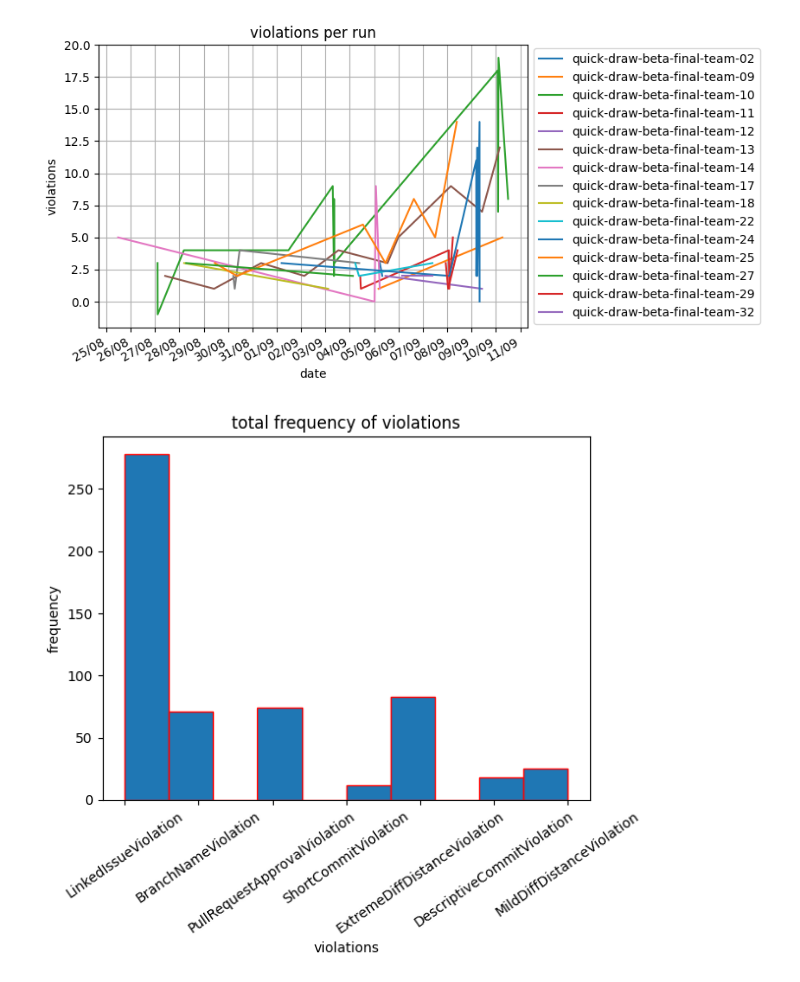
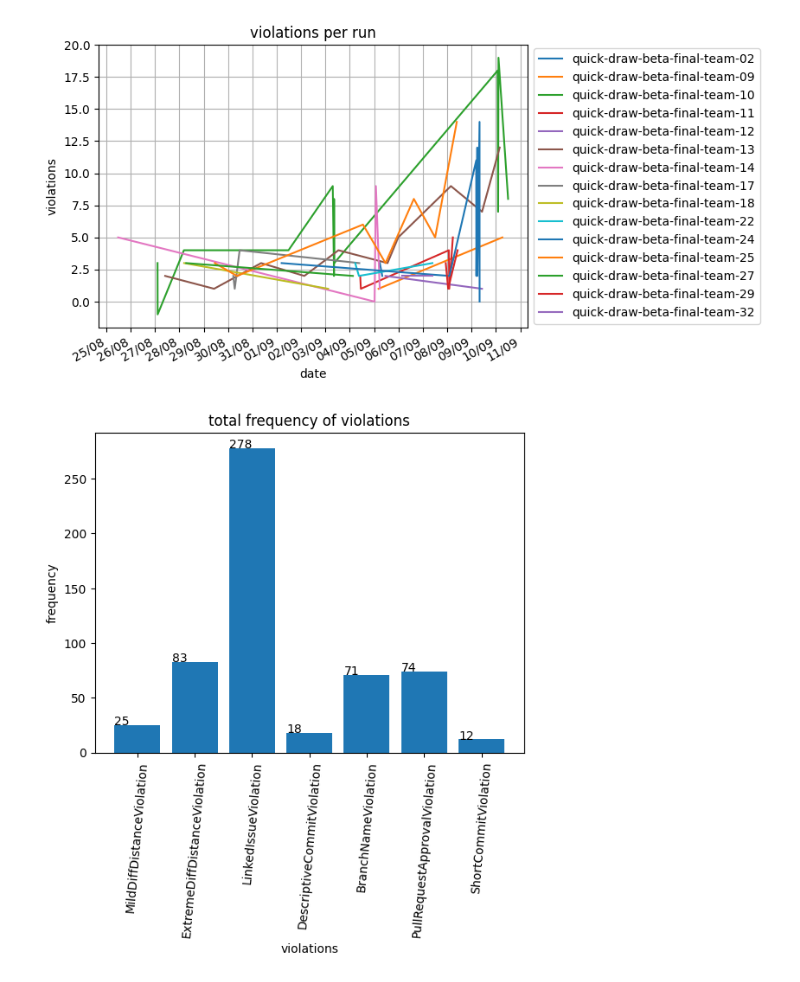
Before and after one commit to Git-Gopher/go-gopher, a Jupyter notebook: notebooks/logs.ipynb, the cells around one changed output. Cells and saved outputs as stored; diff of their text form; code cells hidden in the pictures.

Commit message:
move histograms to bar charts

```diff
--- a/notebooks/logs.ipynb
+++ b/notebooks/logs.ipynb
@@ -77,19 +89,29 @@ violationsPerRun(data)
 # %% [output]
 [figure]
 # %%
-plt.figure().clear()
-plt.title('total frequency of violations')
-plt.xlabel('violations')
-plt.ylabel('frequency')
-plt.xticks(rotation=35)
-def hist(data):
+plt.title("total frequency of violations")
+plt.xlabel("violations")
+plt.ylabel("frequency")
+plt.xticks(rotation=85)
+
+
+def bar(data):
     violations = []
     for x in data:
         for v in x["violations"]:
             violations.append(v["Name"])
-        #plt.plot(ds[k], vs[k], label = k)
-    plt.hist(violations, ec="red")
+    xs = list(set(violations))
+    ys = []
+    for x in xs:
+        ys.append(len(list(filter(lambda ys: ys == x, violations))))
 
-hist(data)
+    bars = plt.bar(xs, ys)
+
+    for bar in bars:
+        yval = bar.get_height()
+        plt.text(bar.get_x(), yval + 0.005, yval)
+
+
+bar(data)
 # %% [output]
-[figure, old version]
+[figure, new version]
```
Also changed, not shown: parts of 3 cells of this notebook, 2 other files.
